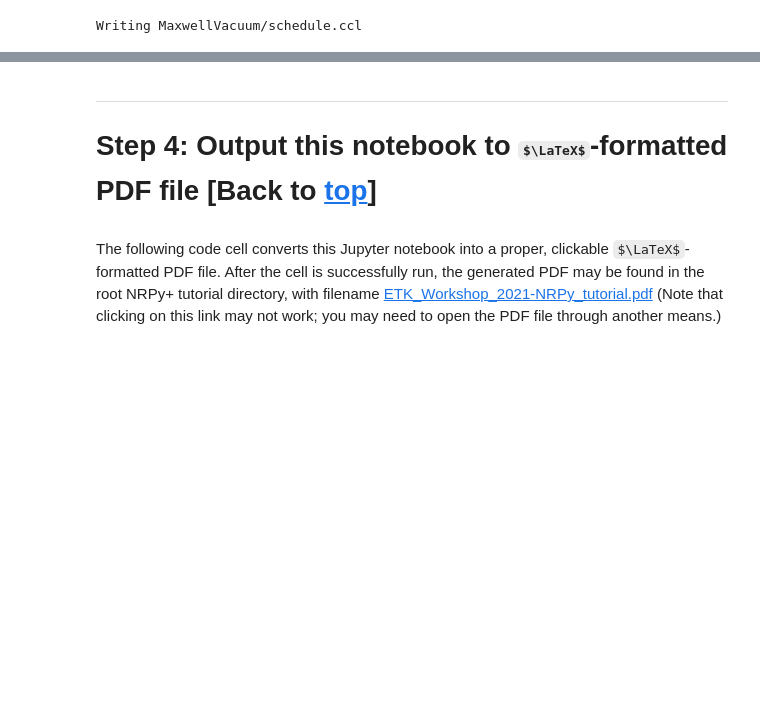
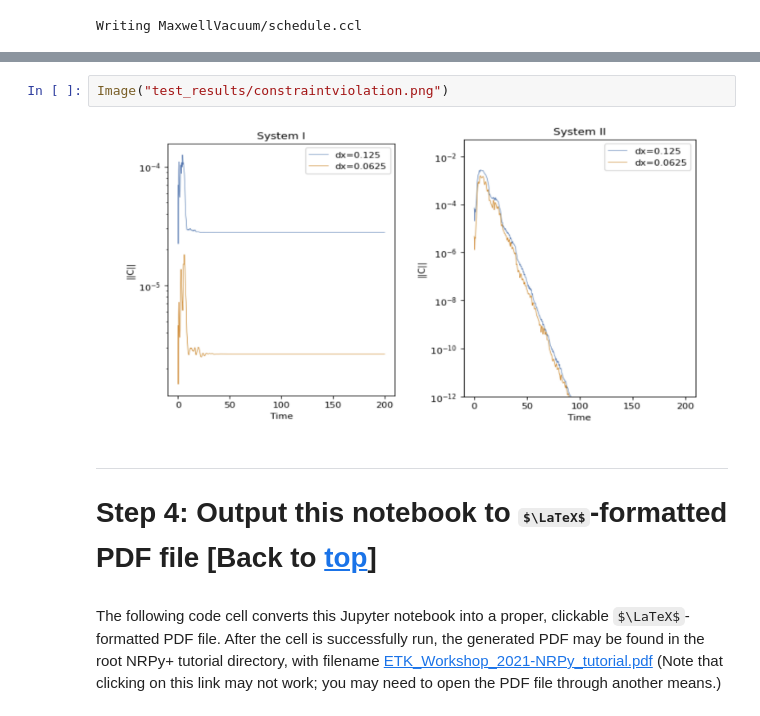
Before and after one commit to leowerneck/NRPy_Tutorial_ETK_Workshop_2021, a Jupyter notebook: ETK_Workshop_2021-NRPy_tutorial.ipynb, the cells around one changed output, grey strips where cells are left out. Saved outputs shown, nothing was run; the diff lists cells and outputs as text; some formulas as TeX source; blank space fills up the shorter version.

```diff
--- a/ETK_Workshop_2021-NRPy_tutorial.ipynb
+++ b/ETK_Workshop_2021-NRPy_tutorial.ipynb
@@ -1754,3 +1777,7 @@ $$\label{results}$$
+# %%
+Image("test_results/constraintviolation.png")
+# %% [output]
+[figure, added]
 # %% [markdown]
 <hr style="width:100%;height:3px;color:black"/>
 
```
Also changed, not shown: parts of 7 cells of this notebook.
